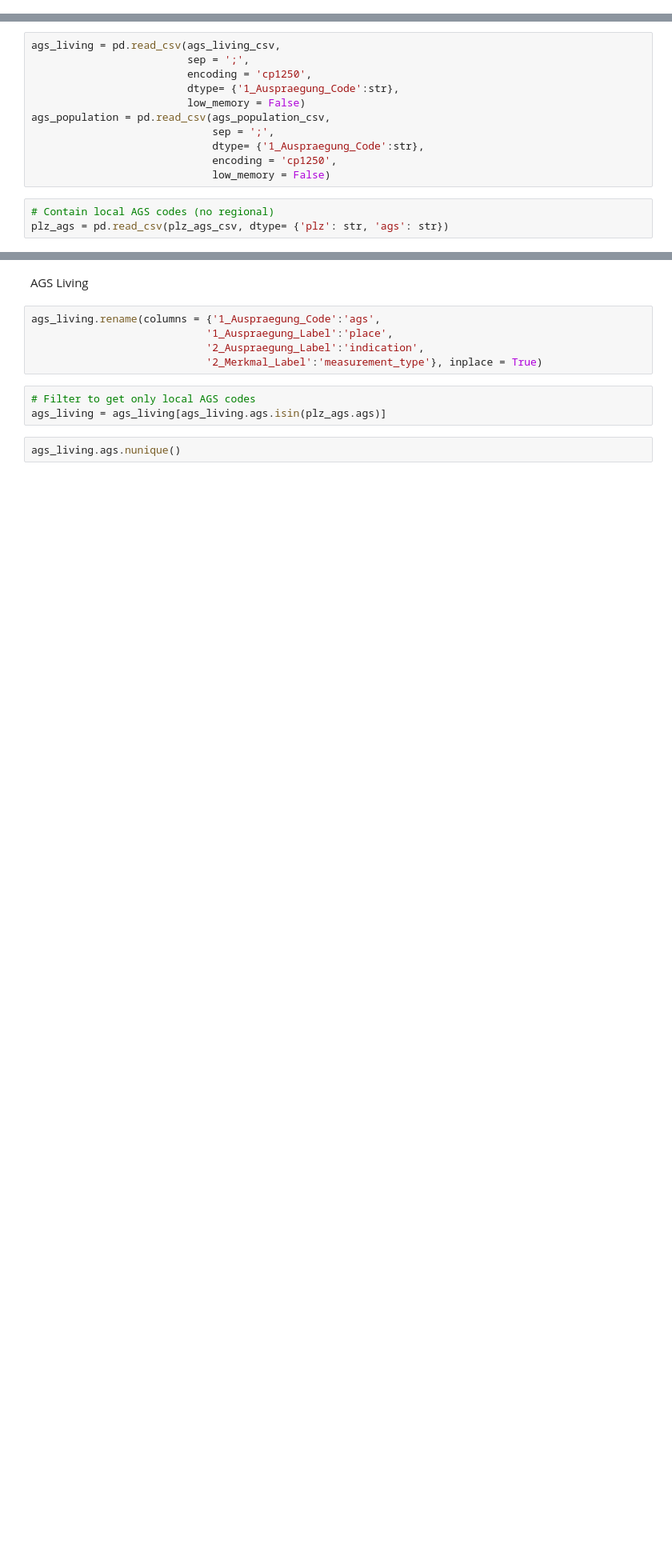
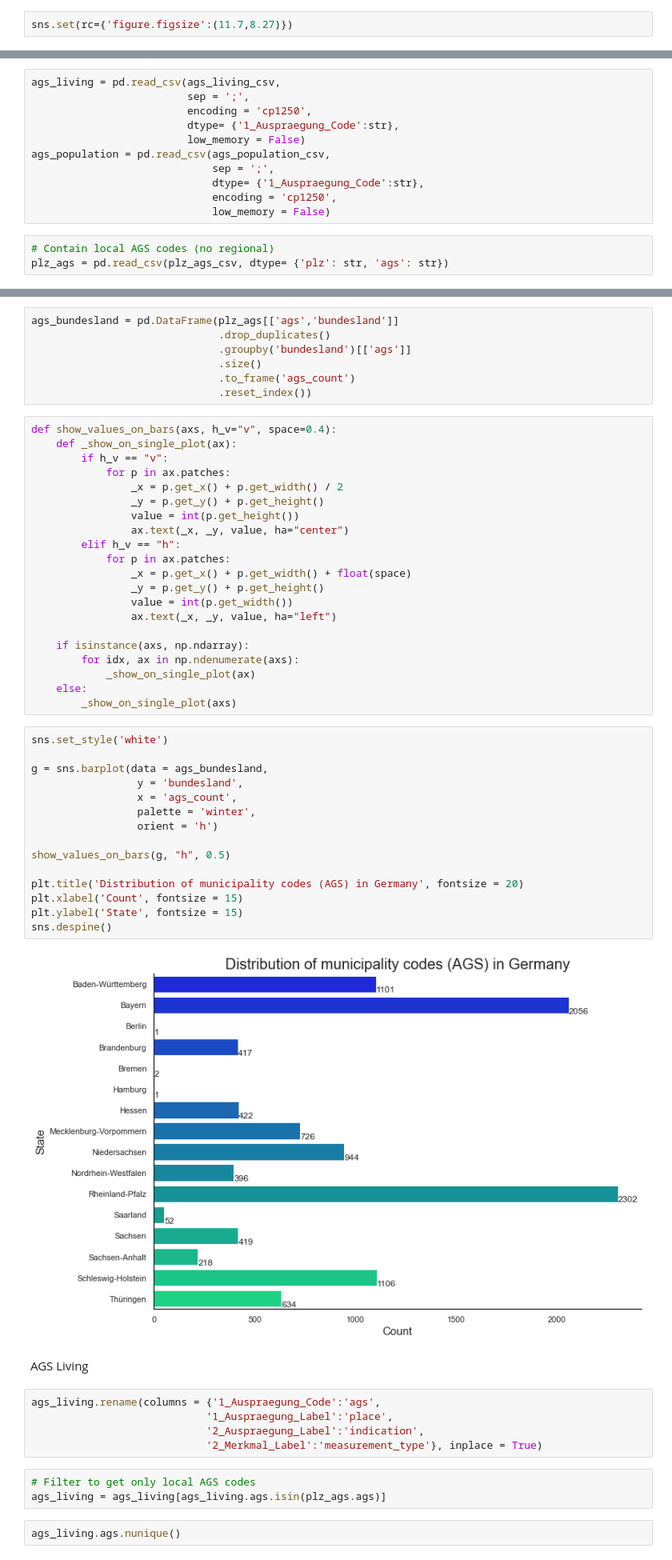
Before and after one commit to o0oBluePhoenixo0o/CheapAtlas, a Jupyter notebook: notebooks/0_EDA.ipynb, the cells around one changed output, grey strips where cells are left out. Shown at 80% size. Drawn from its saved outputs; the diff is of its cells as text; blank space fills up the shorter version.

```diff
--- a/notebooks/0_EDA.ipynb
+++ b/notebooks/0_EDA.ipynb
@@ -16,6 +19,8 @@ import igraph
 
 from geopandas import GeoDataFrame
 from pyrosm import OSM
+# %%
+sns.set(rc={'figure.figsize':(11.7,8.27)})
 # %%
 # Self-made modules
 import helpers as hp
@@ -50,3 +75,48 @@ plz_ags = pd.read_csv(plz_ags_csv, dtype= {'plz': str, 'ags': str})
+# %%
+ags_bundesland = pd.DataFrame(plz_ags[['ags','bundesland']]
+                              .drop_duplicates()
+                              .groupby('bundesland')[['ags']]
+                              .size()
+                              .to_frame('ags_count')
+                              .reset_index())
+# %%
+def show_values_on_bars(axs, h_v="v", space=0.4):
+    def _show_on_single_plot(ax):
+        if h_v == "v":
+            for p in ax.patches:
+                _x = p.get_x() + p.get_width() / 2
+                _y = p.get_y() + p.get_height()
+                value = int(p.get_height())
+                ax.text(_x, _y, value, ha="center")
+        elif h_v == "h":
+            for p in ax.patches:
+                _x = p.get_x() + p.get_width() + float(space)
+                _y = p.get_y() + p.get_height()
+                value = int(p.get_width())
+                ax.text(_x, _y, value, ha="left")
+
+    if isinstance(axs, np.ndarray):
+        for idx, ax in np.ndenumerate(axs):
+            _show_on_single_plot(ax)
+    else:
+        _show_on_single_plot(axs)
+# %%
+sns.set_style('white')
+
+g = sns.barplot(data = ags_bundesland,
+                 y = 'bundesland',
+                 x = 'ags_count',
+                 palette = 'winter',
+                 orient = 'h')
+
+show_values_on_bars(g, "h", 0.5)
+
+plt.title('Distribution of municipality codes (AGS) in Germany', fontsize = 20)
+plt.xlabel('Count', fontsize = 15)
+plt.ylabel('State', fontsize = 15)
+sns.despine()
+# %% [output]
+[figure, added]
 # %% [markdown]
 AGS Living
 # %%
```
Also changed, not shown: parts of 27 cells of this notebook, 9 other files.
